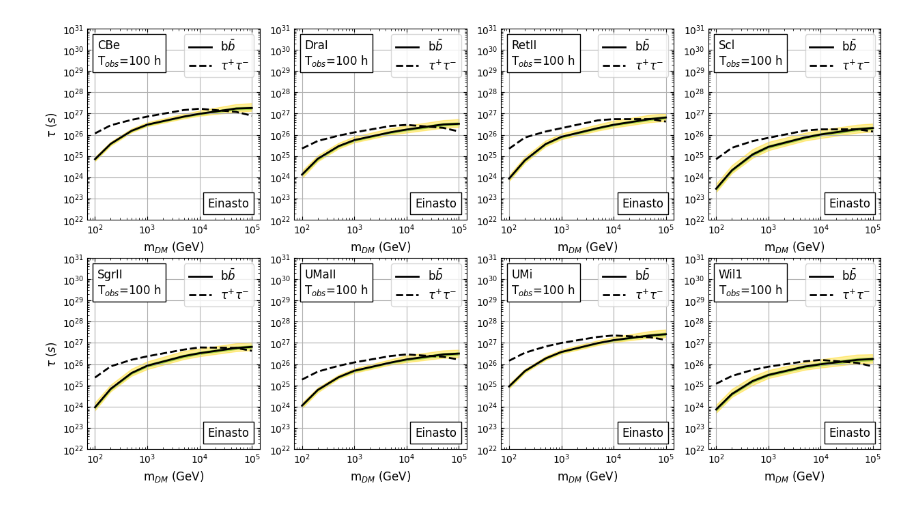
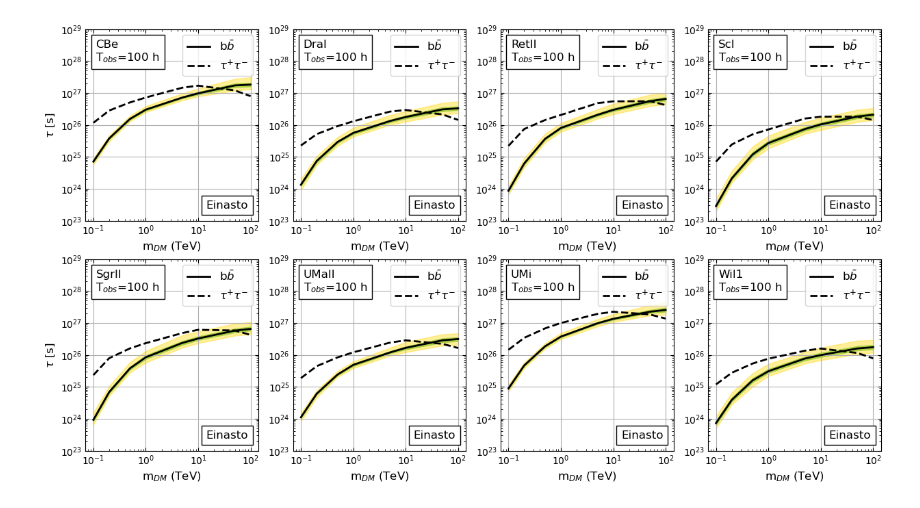
Before and after one commit to micheledoro/gDMbounds, a Jupyter notebook: sandbox/mdoro/gonzalo/makeplot_limits_single_decay.ipynb, the cells around one changed output. Drawn from its saved outputs; the diff is of its cells as text; code cells hidden in the pictures.

```diff
--- a/sandbox/mdoro/gonzalo/makeplot_limits_single_decay.ipynb
+++ b/sandbox/mdoro/gonzalo/makeplot_limits_single_decay.ipynb
@@ -19,6 +19,9 @@ for name in dSphNames:
 
 df = pd.concat(df_list, ignore_index=True)
 df.drop_duplicates(inplace=True)
+
+# Rescale mass column by 1/1000 to have it in TeV
+df['mass'] = df['mass'] / 1000
 # %%
 fig = plt.figure(figsize=(15, 8))
 
@@ -35,29 +38,29 @@ for name in dSphNames:
     contador = contador + 1
 
     scale = 1
-    mask_dw = (df['mass']>90) & (df['quantile'] == 0.05) & (df['name']==name) & (df['ch']=='b') & (df['profile']==profile)
-    mask_up = (df['mass']>90) & (df['quantile'] == 0.95) & (df['name']==name) & (df['ch']=='b') & (df['profile']==profile)
+    mask_dw = (df['mass']>90*1e-3) & (df['quantile'] == 0.05) & (df['name']==name) & (df['ch']=='b') & (df['profile']==profile)
+    mask_up = (df['mass']>90*1e-3) & (df['quantile'] == 0.95) & (df['name']==name) & (df['ch']=='b') & (df['profile']==profile)
     plt.fill_between(df[mask_dw]['mass'],
                      df[mask_up]['tau']*scale,
                      df[mask_dw]['tau']*scale, color='gold', alpha=0.4)
 
 
-    mask_dw = (df['mass']>90) & (df['quantile'] == 0.32) & (df['name']==name) & (df['ch']=='b') & (df['profile']==profile)
-    mask_up = (df['mass']>90) & (df['quantile'] == 0.68) & (df['name']==name) & (df['ch']=='b') & (df['profile']==profile)
+    mask_dw = (df['mass']>90*1e-3) & (df['quantile'] == 0.32) & (df['name']==name) & (df['ch']=='b') & (df['profile']==profile)
+    mask_up = (df['mass']>90*1e-3) & (df['quantile'] == 0.68) & (df['name']==name) & (df['ch']=='b') & (df['profile']==profile)
     plt.fill_between(df[mask_dw]['mass'],
                      df[mask_up]['tau']*scale,
                      df[mask_dw]['tau']*scale, color='yellowgreen', alpha=0.75)
 
 
 
-    mask = (df['mass']>90) & (df['quantile'] == 0.5) & (df['name']==name) & (df['profile']==profile) & (df['ch']=='b')
+    mask = (df['mass']>90*1e-3) & (df['quantile'] == 0.5) & (df['name']==name) & (df['profile']==profile) & (df['ch']=='b')
     plt.loglog(df[mask]['mass'],df[mask]['tau']*scale,
                ls='-', linewidth=2, color='black',
                #marker='o',
                label=r'b$\bar{b}$')
 
 
-    mask = (df['mass']>90) & (df['quantile'] == 0.5) & (df['name']==name) & (df['profile']==profile) & (df['ch']=='tau')
+    mask = (df['mass']>90*1e-3) & (df['quantile'] == 0.5) & (df['name']==name) & (df['profile']==profile) & (df['ch']=='tau')
     plt.loglog(df[mask]['mass'],df[mask]['tau']*scale,
                ls='--', linewidth=2, color='black',
                #marker='o',
@@ -65,34 +68,35 @@ for name in dSphNames:
 
 
 
 
     plt.legend(loc='upper right', fontsize=12)
     ax = plt.gca()
     at = AnchoredText(name+"\n"+r"T$_{obs}$=100 h",
               loc='upper left', prop=dict(size=12), frameon=True)
 
     at1 = AnchoredText("Einasto",loc='lower right',
                prop=dict(size=12,color='black'), frameon=True)
     #at2 = AnchoredText("Burkert",loc='lower right',
     #           prop=dict(size=12,color='blue'), frameon=True)
 
 
 
     ax.add_artist(at)
     ax.add_artist(at1)
     #ax.add_artist(at2)
 
     plt.grid()
-    plt.ylim(1e22,1e31)
+    plt.ylim(1e23,1e29)
 
     if contador-1 == 1 or  contador-1 == 5:
-        plt.ylabel(r"$\tau$ ($s$)", fontsize=12)
+        plt.ylabel(r"$\tau$ [s]", fontsize=12)
 
-    plt.xlabel("m$_{DM}$ (GeV)", fontsize=12)
+    plt.xlabel("m$_{DM}$ (TeV)", fontsize=12)
 
     plt.tick_params(which='both', direction='in', top=True, right=True)
 
 #plt.savefig('eachsource_einasto_burkert_decay_bb_tau_prod5.pdf', bbox_inches='tight', pad_inches=0.3)
 #plt.savefig('eachsource_einasto_burkert_decay_bb_tau_prod5.png', bbox_inches='tight', pad_inches=0.3)
+plt.savefig('dsph8_dec_bb_tau.png', bbox_inches='tight', pad_inches=0.3)
 # %% [output]
-[figure, old version]
+[figure, new version]
```
